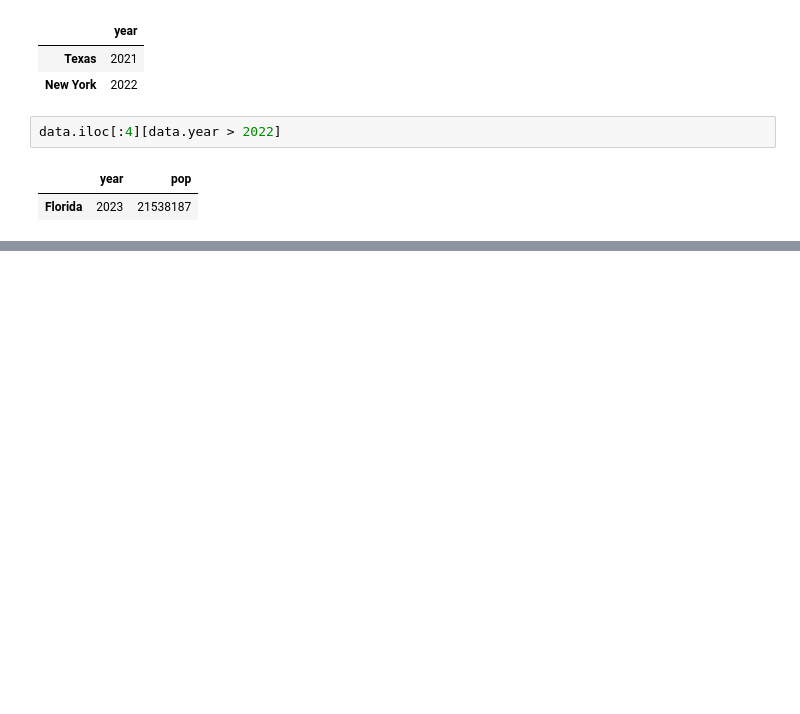
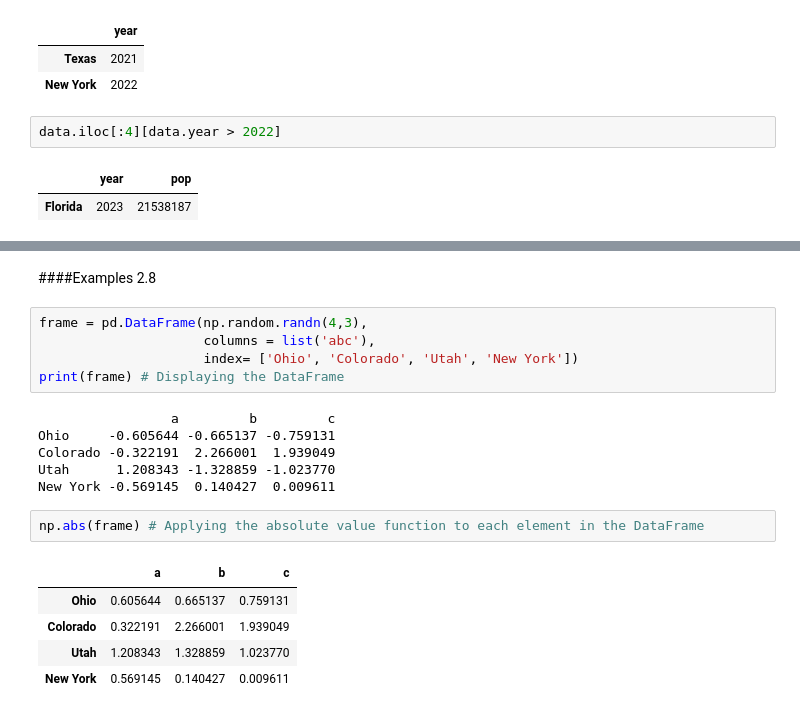
Before and after one commit to davidofitaly/notes_03_python_in_data_analysis, a Jupyter notebook: 02_working_with_the_pandas_library.ipynb, the cells around one changed output, grey strips where cells are left out. Cells and saved outputs as stored; diff of their text form; blank space fills up the shorter version.

```diff
--- a/02_working_with_the_pandas_library.ipynb
+++ b/02_working_with_the_pandas_library.ipynb
@@ -682,0 +687,21 @@ data.iloc[:4][data.year > 2022]
+# %% [markdown]
+####Examples 2.8
+# %%
+frame = pd.DataFrame(np.random.randn(4,3),
+                     columns = list('abc'),
+                     index= ['Ohio', 'Colorado', 'Utah', 'New York'])
+print(frame) # Displaying the DataFrame
+# %% [output]
+                 a         b         c
+Ohio     -0.605644 -0.665137 -0.759131
+Colorado -0.322191  2.266001  1.939049
+Utah      1.208343 -1.328859 -1.023770
+New York -0.569145  0.140427  0.009611
+# %%
+np.abs(frame) # Applying the absolute value function to each element in the DataFrame
+# %% [output]
+|  | a | b | c |
+| Ohio | 0.605644 | 0.665137 | 0.759131 |
+| Colorado | 0.322191 | 2.266001 | 1.939049 |
+| Utah | 1.208343 | 1.328859 | 1.023770 |
+| New York | 0.569145 | 0.140427 | 0.009611 |
```
Also changed, not shown: parts of 27 cells of this notebook.
